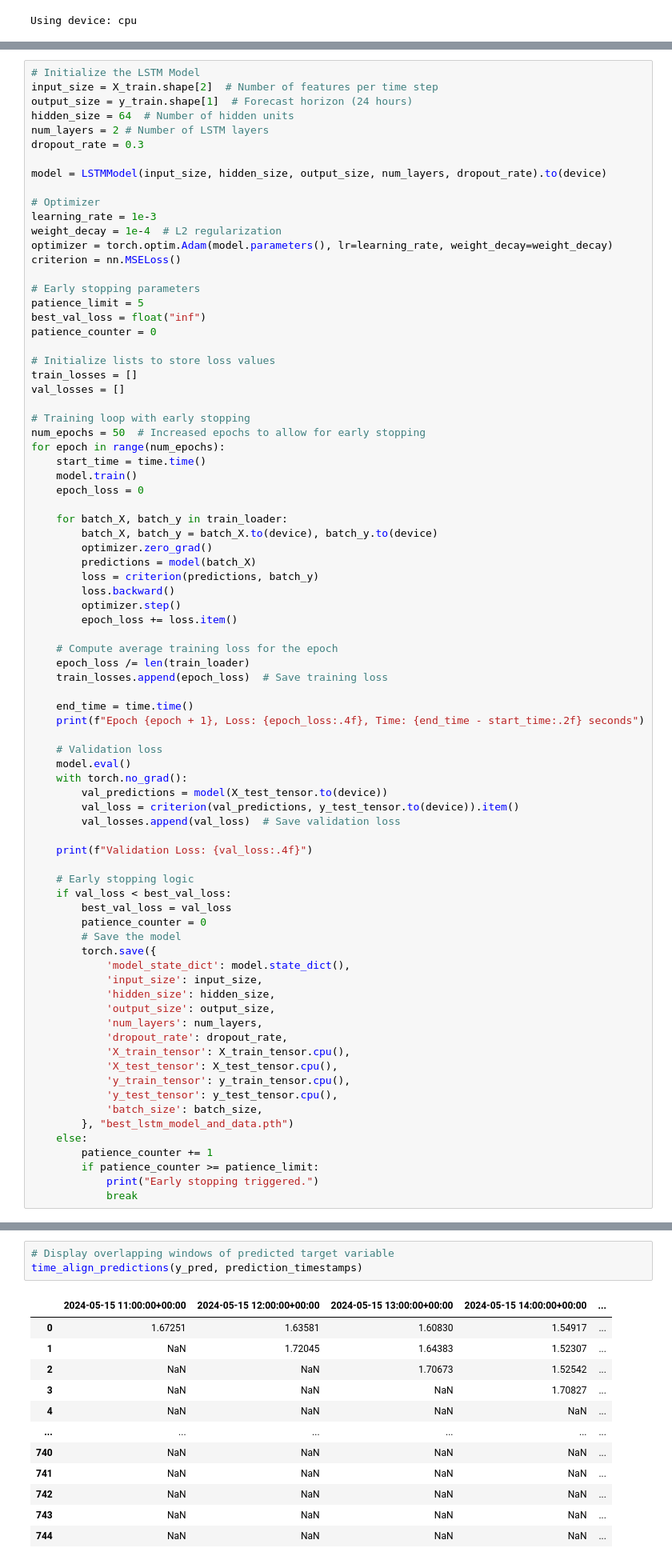
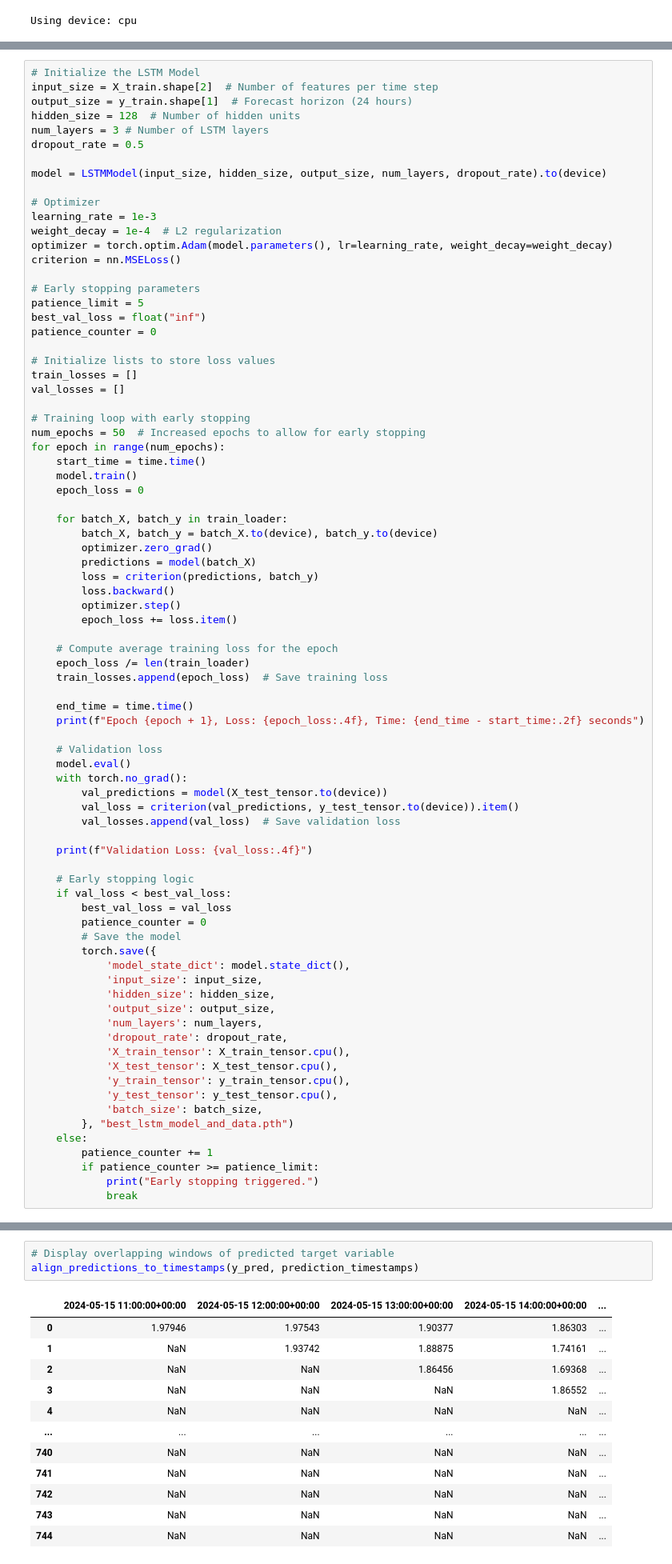
Before and after one commit to CS-433/ml-project-2-powerpredictors, a Jupyter notebook: LSTM.ipynb, the cells around one changed output, grey strips where cells are left out. Shown at 80% size. Saved outputs shown, nothing was run; the diff lists cells and outputs as text.

```diff
--- a/LSTM.ipynb
+++ b/LSTM.ipynb
@@ -215,9 +223,9 @@ train_loader = DataLoader(train_dataset, batch_size=batch_size, shuffle=True)
 # Initialize the LSTM Model
 input_size = X_train.shape[2]  # Number of features per time step
 output_size = y_train.shape[1]  # Forecast horizon (24 hours)
-hidden_size = 64  # Number of hidden units
-num_layers = 2 # Number of LSTM layers
-dropout_rate = 0.3
+hidden_size = 128  # Number of hidden units
+num_layers = 3 # Number of LSTM layers
+dropout_rate = 0.5
 
 model = LSTMModel(input_size, hidden_size, output_size, num_layers, dropout_rate).to(device)
 
@@ -368,12 +380,12 @@ actuals = day_ahead_forecast(y_true, prediction_timestamps)
 # %%
 # Display overlapping windows of predicted target variable
-time_align_predictions(y_pred, prediction_timestamps)
+align_predictions_to_timestamps(y_pred, prediction_timestamps)
 # %% [output]
 |  | 2024-05-15 11:00:00+00:00 | 2024-05-15 12:00:00+00:00 | 2024-05-15 13:00:00+00:00 | 2024-05-15 14:00:00+00:00 | ... |
-| 0 | 1.67251 | 1.63581 | 1.60830 | 1.54917 | ... |
-| 1 | NaN | 1.72045 | 1.64383 | 1.52307 | ... |
-| 2 | NaN | NaN | 1.70673 | 1.52542 | ... |
-| 3 | NaN | NaN | NaN | 1.70827 | ... |
+| 0 | 1.97946 | 1.97543 | 1.90377 | 1.86303 | ... |
+| 1 | NaN | 1.93742 | 1.88875 | 1.74161 | ... |
+| 2 | NaN | NaN | 1.86456 | 1.69368 | ... |
+| 3 | NaN | NaN | NaN | 1.86552 | ... |
 | 4 | NaN | NaN | NaN | NaN | ... |
 | ... | ... | ... | ... | ... | ... |
 | 740 | NaN | NaN | NaN | NaN | ... |
```
Also changed, not shown: parts of 22 cells of this notebook, 44 other files.
